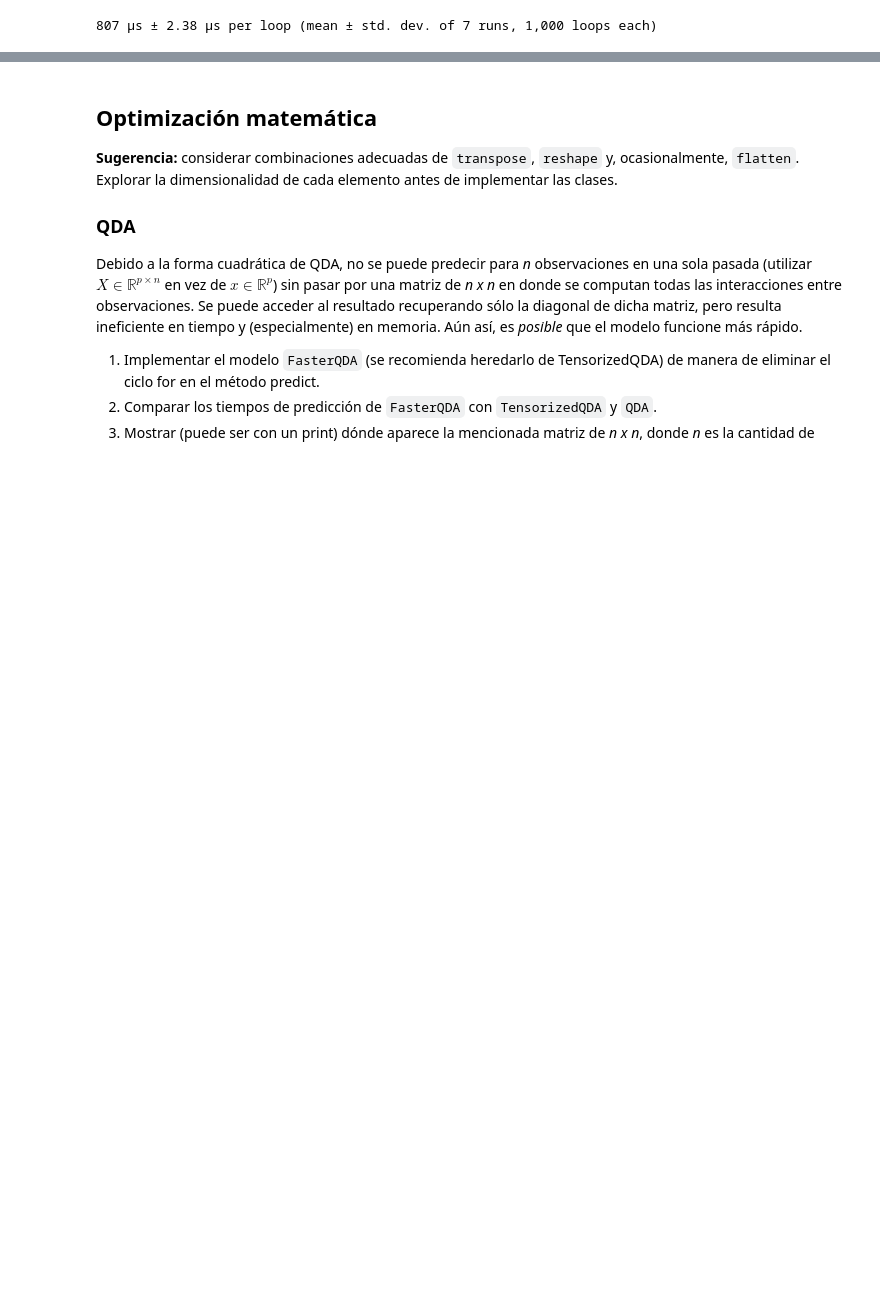
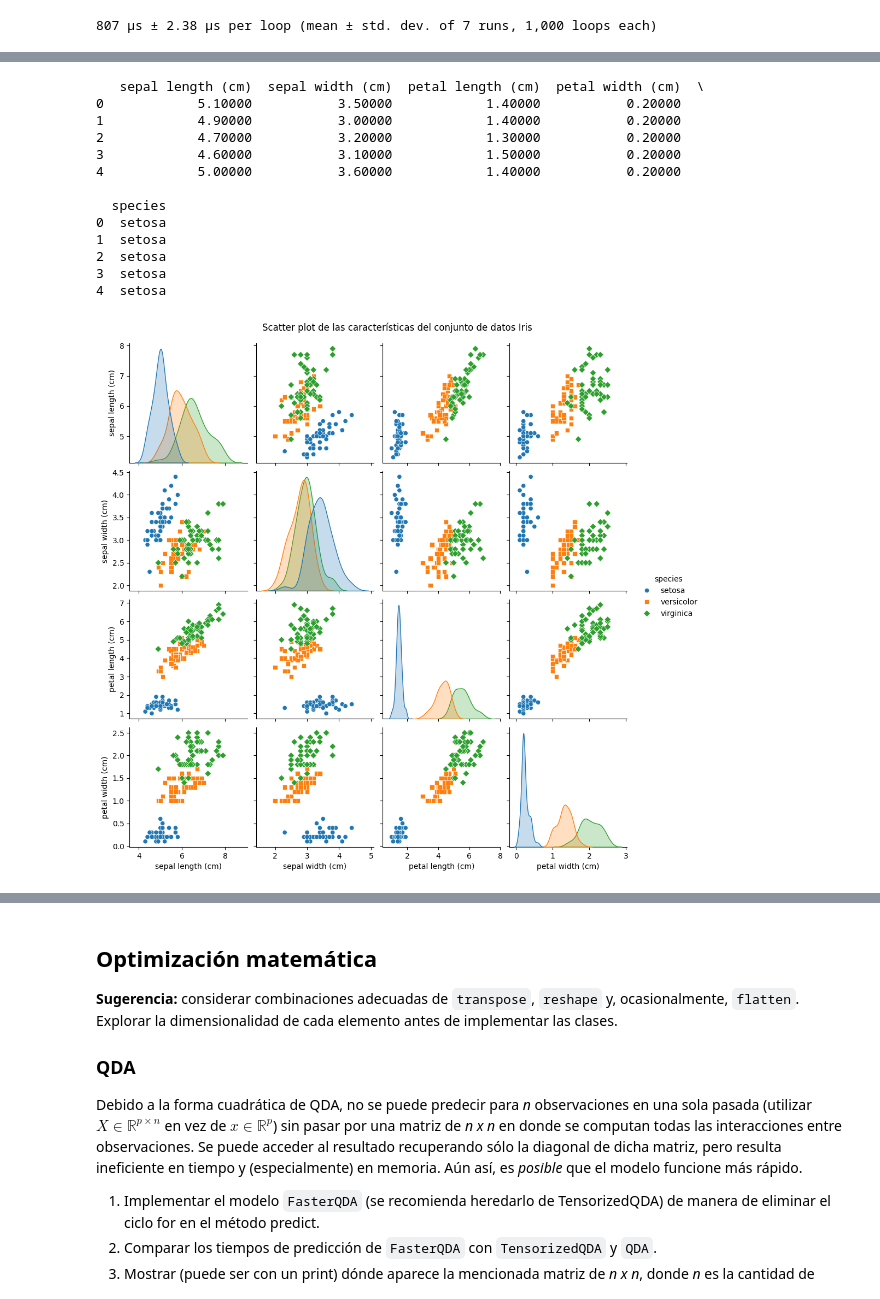
Before and after one commit to LeoCenturion/ceia-analisis-matematico, a Jupyter notebook: AMIA_2024_TP_final_LDA_QDA.ipynb, the cells around one changed output, grey strips where cells are left out. Saved outputs shown, nothing was run; the diff lists cells and outputs as text; code cells hidden in the pictures; blank space fills up the shorter version.

```diff
--- a/AMIA_2024_TP_final_LDA_QDA.ipynb
+++ b/AMIA_2024_TP_final_LDA_QDA.ipynb
@@ -501,0 +525,43 @@ accuracy(test_y, tensorized_qda.predict(test_x))
+# %%
+data = load_iris()
+
+# Crear un DataFrame para facilidad de uso
+df = pd.DataFrame(data.data, columns=data.feature_names)
+df['species'] = pd.Categorical.from_codes(data.target, data.target_names)
+
+# Mostrar las primeras filas del DataFrame para tener una idea
+print(df.head())
+
+# Gráfico de dispersión (pairplot)
+sns.pairplot(df, hue='species', markers=["o", "s", "D"])
+plt.suptitle("Scatter plot de las características del conjunto de datos Iris", y=1.02)
+plt.show()
+
+# Gráfico en 2D con reducción de dimensionalidad usando PCA
+pca = PCA(n_components=2)
+X_pca = pca.fit_transform(data.data)
+
+# Crear un DataFrame con los datos de PCA
+df_pca = pd.DataFrame(X_pca, columns=['PCA1', 'PCA2'])
+df_pca['species'] = df['species']
+
+# Graficar los resultados de PCA
+plt.figure(figsize=(8, 6))
+sns.scatterplot(x='PCA1', y='PCA2', hue='species', data=df_pca, palette='bright')
+plt.title("Representación en 2D del conjunto de datos Iris usando PCA")
+plt.show()
+# %% [output]
+   sepal length (cm)  sepal width (cm)  petal length (cm)  petal width (cm)  \
+0            5.10000           3.50000            1.40000           0.20000
+1            4.90000           3.00000            1.40000           0.20000
+2            4.70000           3.20000            1.30000           0.20000
+3            4.60000           3.10000            1.50000           0.20000
+4            5.00000           3.60000            1.40000           0.20000
+
+  species
+0  setosa
+1  setosa
+2  setosa
+3  setosa
+4  setosa
+[figure, added]
```
Also changed, not shown: parts of 7 cells of this notebook, 2 other files.
